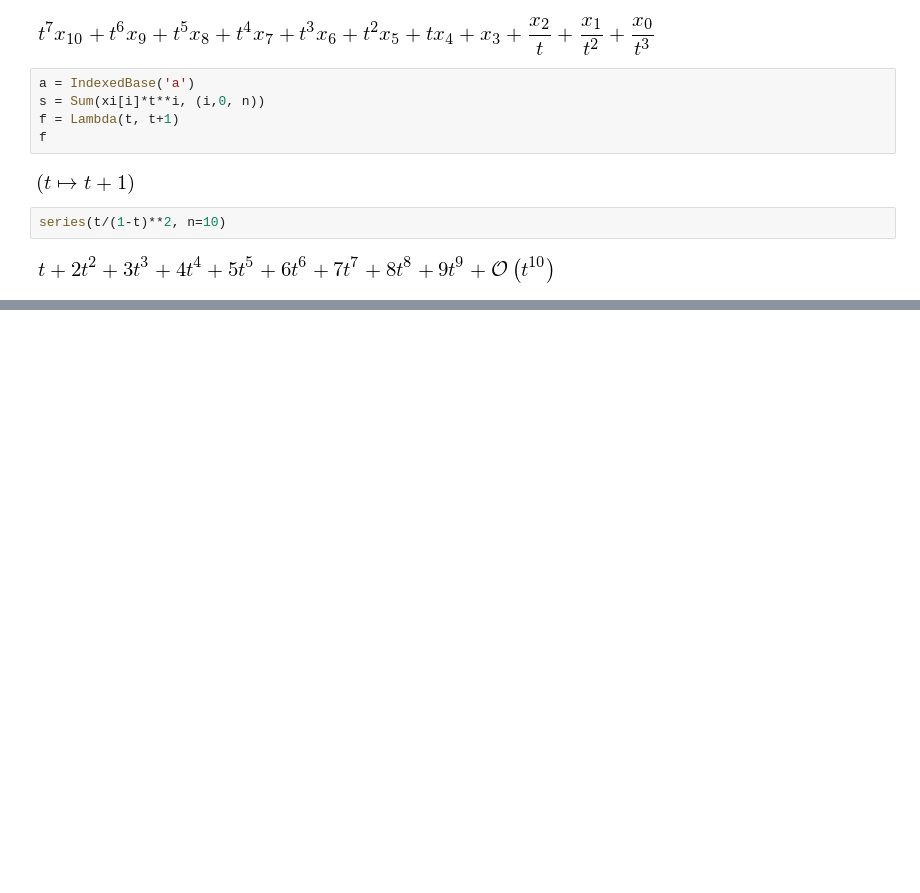
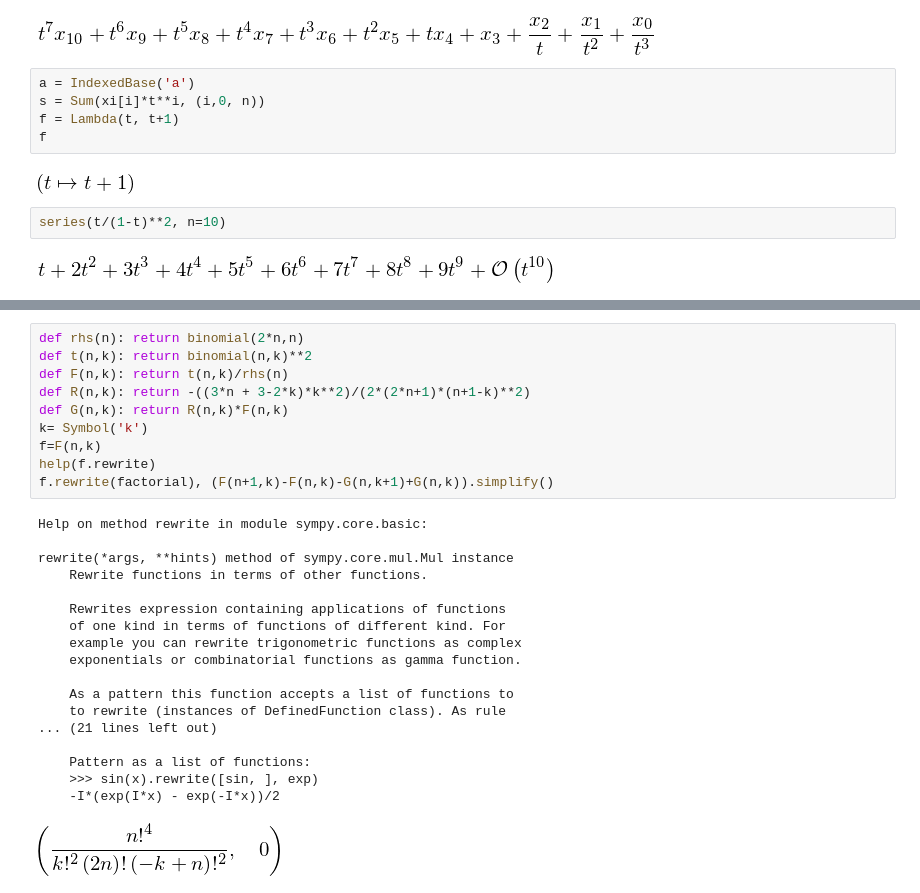
Before and after one commit to massimo-nocentini/pacc, a Jupyter notebook: sympy-notebook/Analysis of Algorithms.ipynb, the cells around one changed output, grey strips where cells are left out. Drawn from its saved outputs; the diff is of its cells as text; blank space fills up the shorter version.

```diff
--- a/sympy-notebook/Analysis of Algorithms.ipynb
+++ b/sympy-notebook/Analysis of Algorithms.ipynb
@@ -369,0 +372,29 @@ TypeError: unsupported operand type(s) for @: 'list' and 'list'
+# %%
+def rhs(n): return binomial(2*n,n)
+def t(n,k): return binomial(n,k)**2
+def F(n,k): return t(n,k)/rhs(n)
+def R(n,k): return -((3*n + 3-2*k)*k**2)/(2*(2*n+1)*(n+1-k)**2)
+def G(n,k): return R(n,k)*F(n,k)
+k= Symbol('k')
+f=F(n,k)
+help(f.rewrite)
+f.rewrite(factorial), (F(n+1,k)-F(n,k)-G(n,k+1)+G(n,k)).simplify()
+# %% [output]
+Help on method rewrite in module sympy.core.basic:
+
+rewrite(*args, **hints) method of sympy.core.mul.Mul instance
+    Rewrite functions in terms of other functions.
+
+    Rewrites expression containing applications of functions
+    of one kind in terms of functions of different kind. For
+    example you can rewrite trigonometric functions as complex
+    exponentials or combinatorial functions as gamma function.
+
+    As a pattern this function accepts a list of functions to
+    to rewrite (instances of DefinedFunction class). As rule
+... (21 lines left out)
+
+    Pattern as a list of functions:
+    >>> sin(x).rewrite([sin, ], exp)
+    -I*(exp(I*x) - exp(-I*x))/2
+[figure, added]
```
Also changed, not shown: parts of 11 cells of this notebook.
